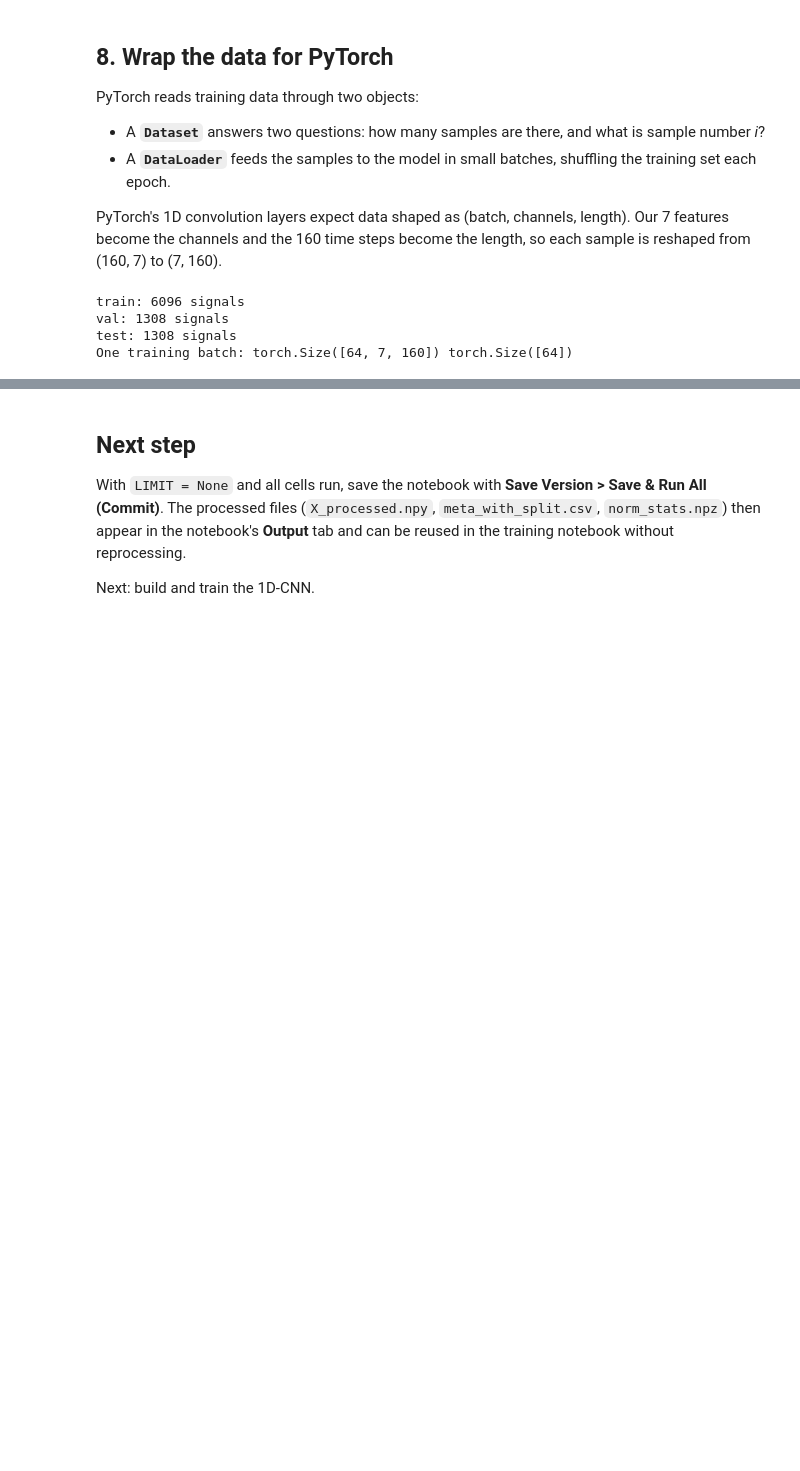
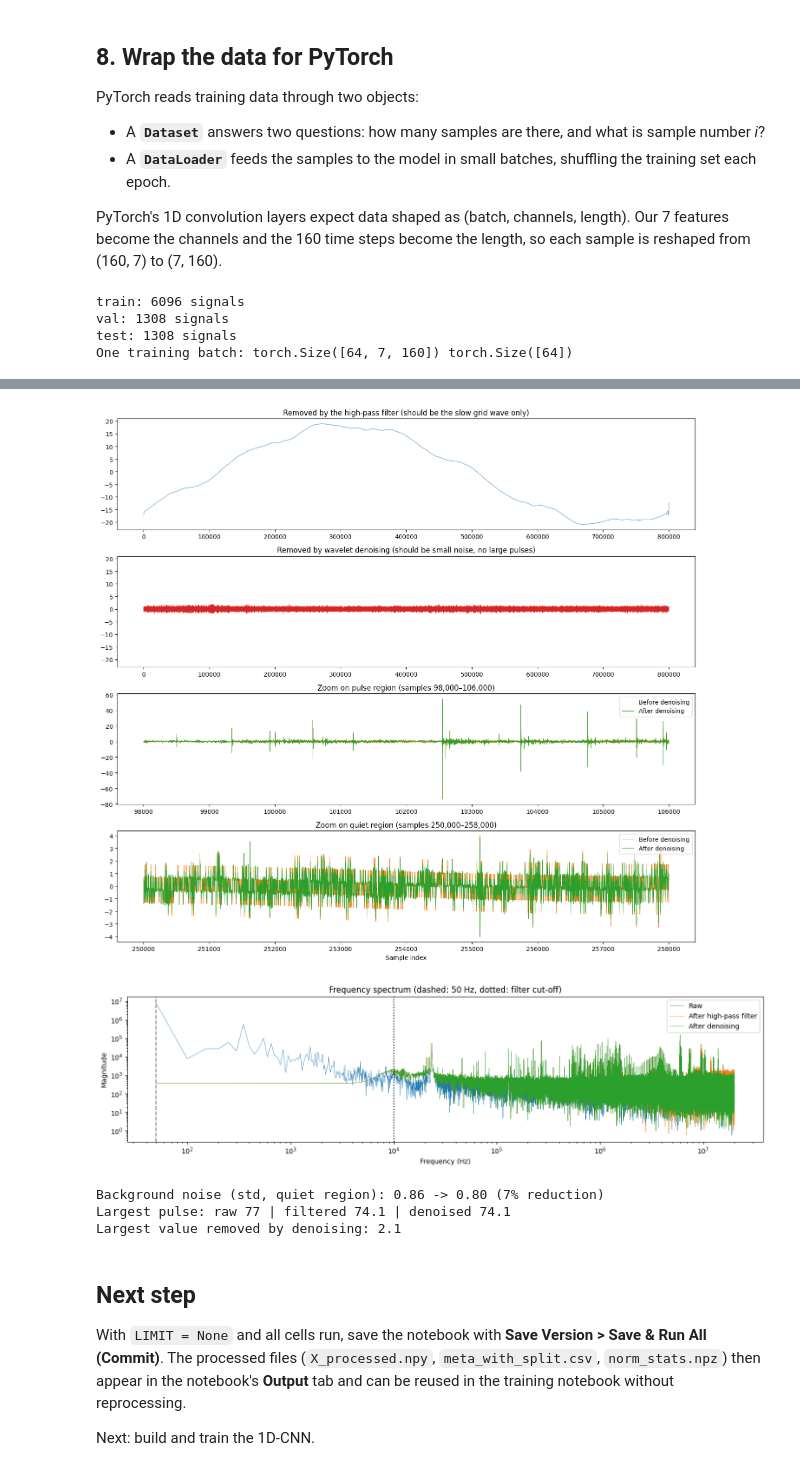
Before and after one commit to Ronak-Robert/FInal-Year-Project, a Jupyter notebook: final-year-project.ipynb, the cells around one changed output, grey strips where cells are left out. Cells and saved outputs as stored; diff of their text form; code cells hidden in the pictures; blank space fills up the shorter version.

```diff
--- a/final-year-project.ipynb
+++ b/final-year-project.ipynb
@@ -238,3 +238,51 @@ __notebook__.ipynb 0.2 MB
+# %%
+# ---- Paste into a new cell AFTER cell 5 (uses raw, hp, dn and sid from that cell) ----
+removed_by_filter = raw.astype(np.float32) - hp      # what the high-pass filter took out
+removed_by_denoise = hp - dn                         # what wavelet denoising took out
+
+# 1. What each step removed, plus zoomed before/after views
+fig, axes = plt.subplots(4, 1, figsize=(14, 13))
+axes[0].plot(removed_by_filter, linewidth=0.6, color='tab:blue')
+axes[0].set_title('Removed by the high-pass filter (should be the slow grid wave only)')
+axes[1].plot(removed_by_denoise, linewidth=0.4, color='tab:red')
+axes[1].set_title('Removed by wavelet denoising (should be small noise, no large pulses)')
+axes[1].set_ylim(axes[0].get_ylim())
+
+pulse = slice(98_000, 106_000)    # busy region with PD pulses
+quiet = slice(250_000, 258_000)   # quiet region with background noise only
+for ax, region, name in [(axes[2], pulse, 'pulse region'), (axes[3], quiet, 'quiet region')]:
+    idx = np.arange(region.start, region.stop)
+    ax.plot(idx, hp[region], linewidth=0.6, color='tab:orange', label='Before denoising')
+    ax.plot(idx, dn[region], linewidth=0.6, color='tab:green', label='After denoising')
+    ax.set_title(f'Zoom on {name} (samples {region.start:,}–{region.stop:,})')
+    ax.legend(loc='upper right')
+axes[3].set_xlabel('Sample index')
+plt.tight_layout(); plt.show()
+
+# 2. Frequency view: the 50 Hz component should disappear after filtering
+freqs = np.fft.rfftfreq(N_SAMPLES, d=1 / FS)
+plt.figure(figsize=(14, 4))
+for sig, label, color in [(raw.astype(np.float32), 'Raw', 'tab:blue'),
+                          (hp, 'After high-pass filter', 'tab:orange'),
+                          (dn, 'After denoising', 'tab:green')]:
+    plt.loglog(freqs[1:], np.abs(np.fft.rfft(sig))[1:], linewidth=0.5, label=label, color=color)
+plt.axvline(50, color='gray', linestyle='--'); plt.axvline(HIGHPASS_CUTOFF, color='black', linestyle=':')
+plt.xlabel('Frequency (Hz)'); plt.ylabel('Magnitude'); plt.legend()
+plt.title('Frequency spectrum (dashed: 50 Hz, dotted: filter cut-off)')
+plt.tight_layout(); plt.show()
+
+# 3. The difference in numbers
+noise_before, noise_after = hp[quiet].std(), dn[quiet].std()
+print(f'Background noise (std, quiet region): {noise_before:.2f} -> {noise_after:.2f} '
+      f'({(1 - noise_after / noise_before):.0%} reduction)')
+print(f'Largest pulse: raw {np.abs(raw).max():.0f} | filtered {np.abs(hp).max():.1f} | denoised {np.abs(dn).max():.1f}')
+print(f'Largest value removed by denoising: {np.abs(removed_by_denoise).max():.1f}')
+# %% [output]
+[figure, added]
+[figure, added]
+Background noise (std, quiet region): 0.86 -> 0.80 (7% reduction)
+Largest pulse: raw 77 | filtered 74.1 | denoised 74.1
+Largest value removed by denoising: 2.1
 # %% [markdown]
 ## Next step
 
```
Also changed, not shown: parts of 1 cell of this notebook.
